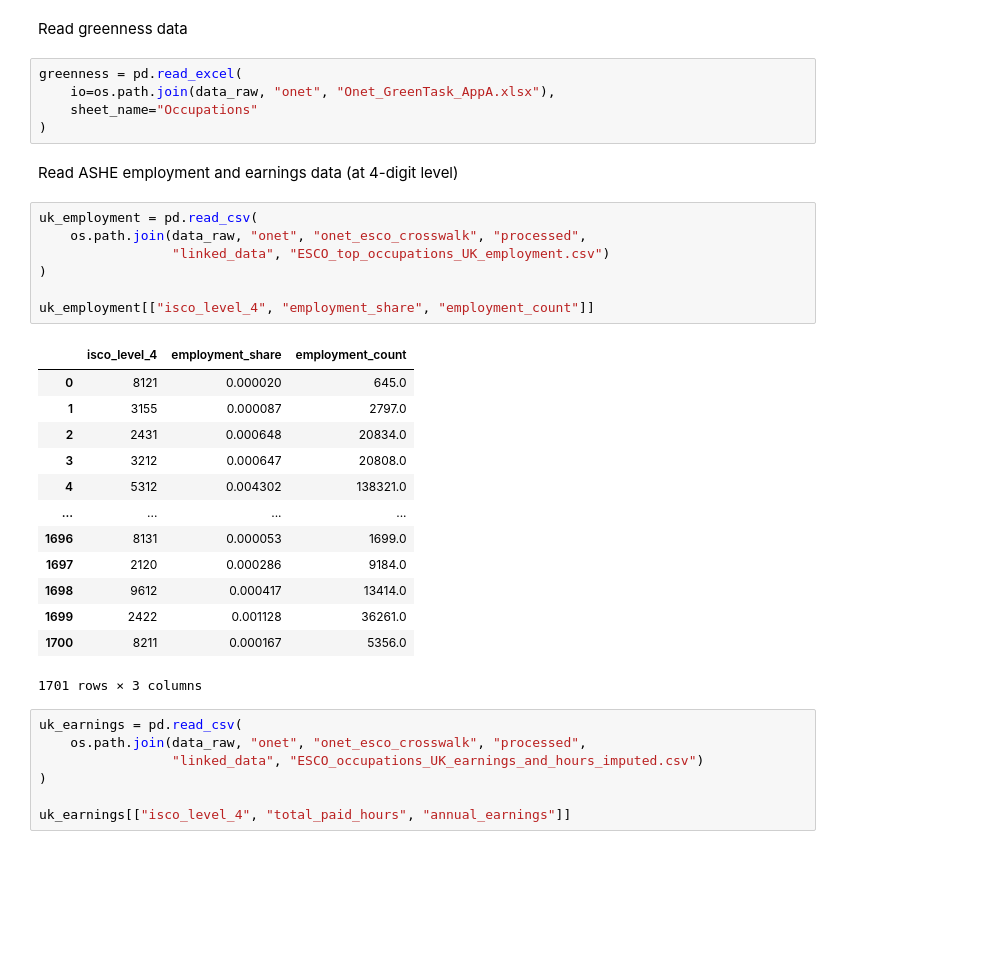
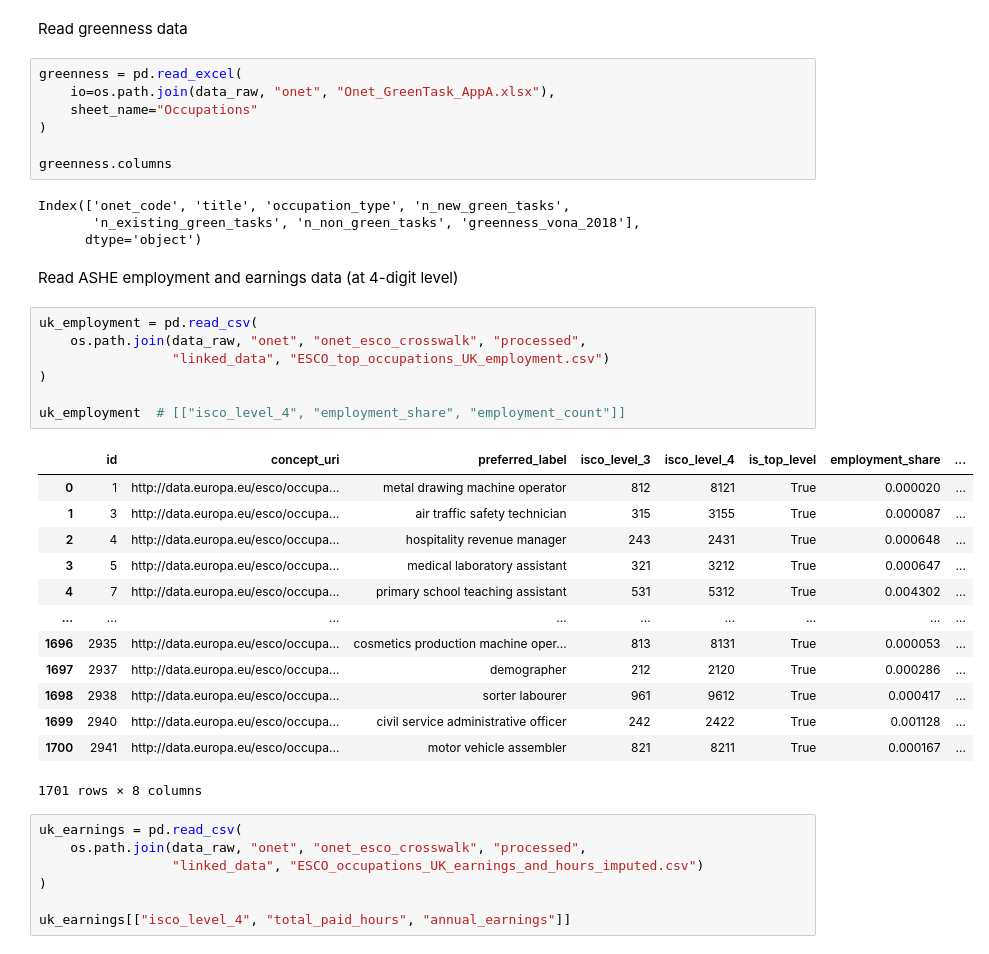
Before and after one commit to derpyninja/rejet, a Jupyter notebook: notebooks/04-fz-merge-metadata-to-esco-crosswalk.ipynb, the cells around one changed output. Drawn from its saved outputs; the diff is of its cells as text; blank space fills up the shorter version.

Commit message:
merged metadata to esco framework

```diff
--- a/notebooks/04-fz-merge-metadata-to-esco-crosswalk.ipynb
+++ b/notebooks/04-fz-merge-metadata-to-esco-crosswalk.ipynb
@@ -70,29 +86,35 @@ greenness = pd.read_excel(
     io=os.path.join(data_raw, "onet", "Onet_GreenTask_AppA.xlsx"),
     sheet_name="Occupations"
 )
+
+greenness.columns
+# %% [output]
+Index(['onet_code', 'title', 'occupation_type', 'n_new_green_tasks',
+       'n_existing_green_tasks', 'n_non_green_tasks', 'greenness_vona_2018'],
+      dtype='object')
 # %% [markdown]
 Read ASHE employment and earnings data (at 4-digit level)
 # %%
 uk_employment = pd.read_csv(
     os.path.join(data_raw, "onet", "onet_esco_crosswalk", "processed",
                  "linked_data", "ESCO_top_occupations_UK_employment.csv")
 )
 
-uk_employment[["isco_level_4", "employment_share", "employment_count"]]
+uk_employment  # [["isco_level_4", "employment_share", "employment_count"]]
 # %% [output]
-|  | isco_level_4 | employment_share | employment_count |
-| 0 | 8121 | 0.000020 | 645.0 |
-| 1 | 3155 | 0.000087 | 2797.0 |
-| 2 | 2431 | 0.000648 | 20834.0 |
-| 3 | 3212 | 0.000647 | 20808.0 |
-| 4 | 5312 | 0.004302 | 138321.0 |
-| ... | ... | ... | ... |
-| 1696 | 8131 | 0.000053 | 1699.0 |
-| 1697 | 2120 | 0.000286 | 9184.0 |
-| 1698 | 9612 | 0.000417 | 13414.0 |
-| 1699 | 2422 | 0.001128 | 36261.0 |
-| 1700 | 8211 | 0.000167 | 5356.0 |
+|  | id | concept_uri | preferred_label | isco_level_3 | isco_level_4 | is_top_level | employment_share | ... |
+| 0 | 1 | http://data.europa.eu/esco/occupa... | metal drawing machine operator | 812 | 8121 | True | 0.000020 | ... |
+| 1 | 3 | http://data.europa.eu/esco/occupa... | air traffic safety technician | 315 | 3155 | True | 0.000087 | ... |
+| 2 | 4 | http://data.europa.eu/esco/occupa... | hospitality revenue manager | 243 | 2431 | True | 0.000648 | ... |
+| 3 | 5 | http://data.europa.eu/esco/occupa... | medical laboratory assistant | 321 | 3212 | True | 0.000647 | ... |
+| 4 | 7 | http://data.europa.eu/esco/occupa... | primary school teaching assistant | 531 | 5312 | True | 0.004302 | ... |
+| ... | ... | ... | ... | ... | ... | ... | ... | ... |
+| 1696 | 2935 | http://data.europa.eu/esco/occupa... | cosmetics production machine oper... | 813 | 8131 | True | 0.000053 | ... |
+| 1697 | 2937 | http://data.europa.eu/esco/occupa... | demographer | 212 | 2120 | True | 0.000286 | ... |
+| 1698 | 2938 | http://data.europa.eu/esco/occupa... | sorter labourer | 961 | 9612 | True | 0.000417 | ... |
+| 1699 | 2940 | http://data.europa.eu/esco/occupa... | civil service administrative officer | 242 | 2422 | True | 0.001128 | ... |
+| 1700 | 2941 | http://data.europa.eu/esco/occupa... | motor vehicle assembler | 821 | 8211 | True | 0.000167 | ... |
-1701 rows × 3 columns
+1701 rows × 8 columns
 # %%
 uk_earnings = pd.read_csv(
     os.path.join(data_raw, "onet", "onet_esco_crosswalk", "processed",
```
Also changed, not shown: parts of 25 cells of this notebook, 1 other file.
